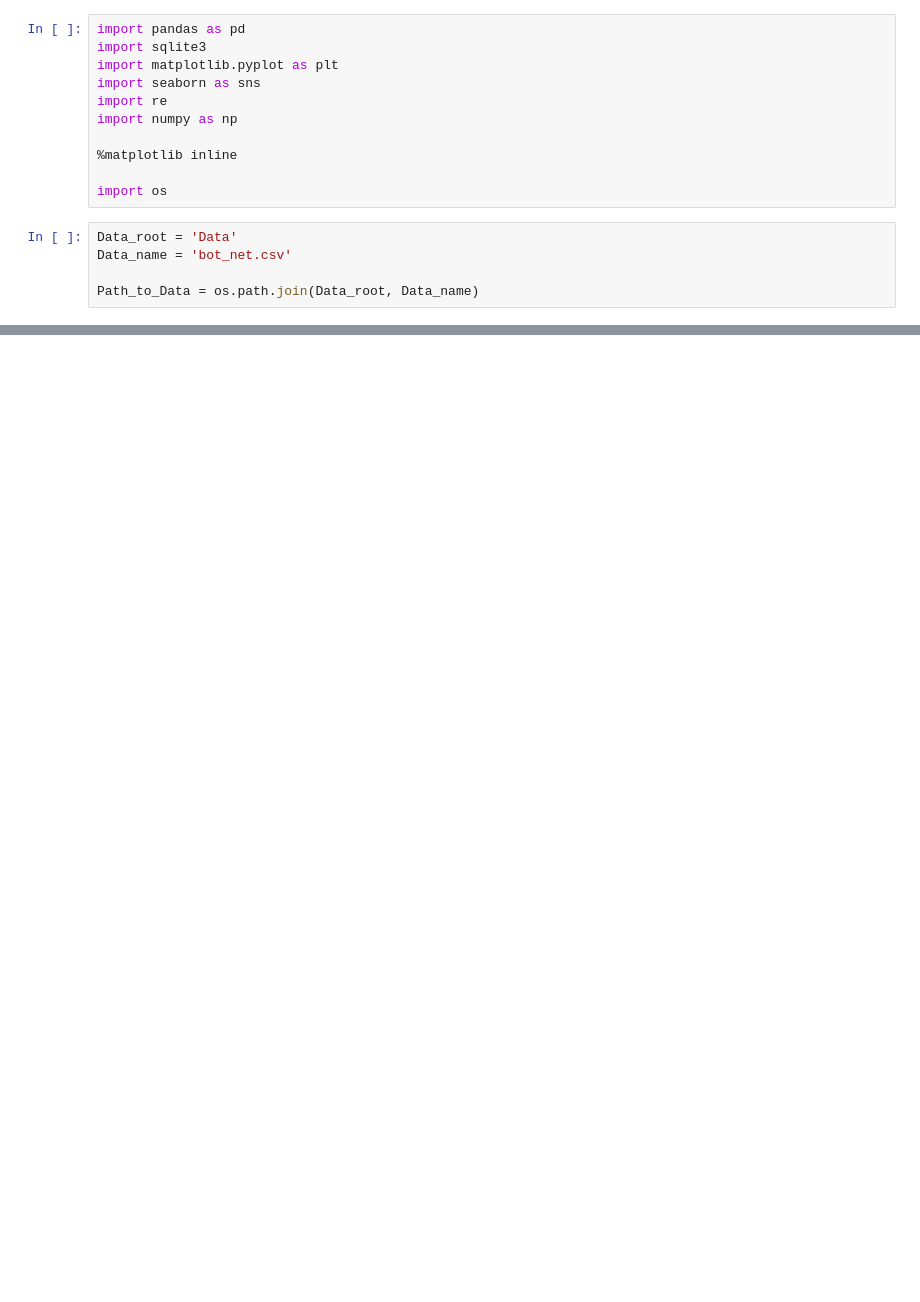
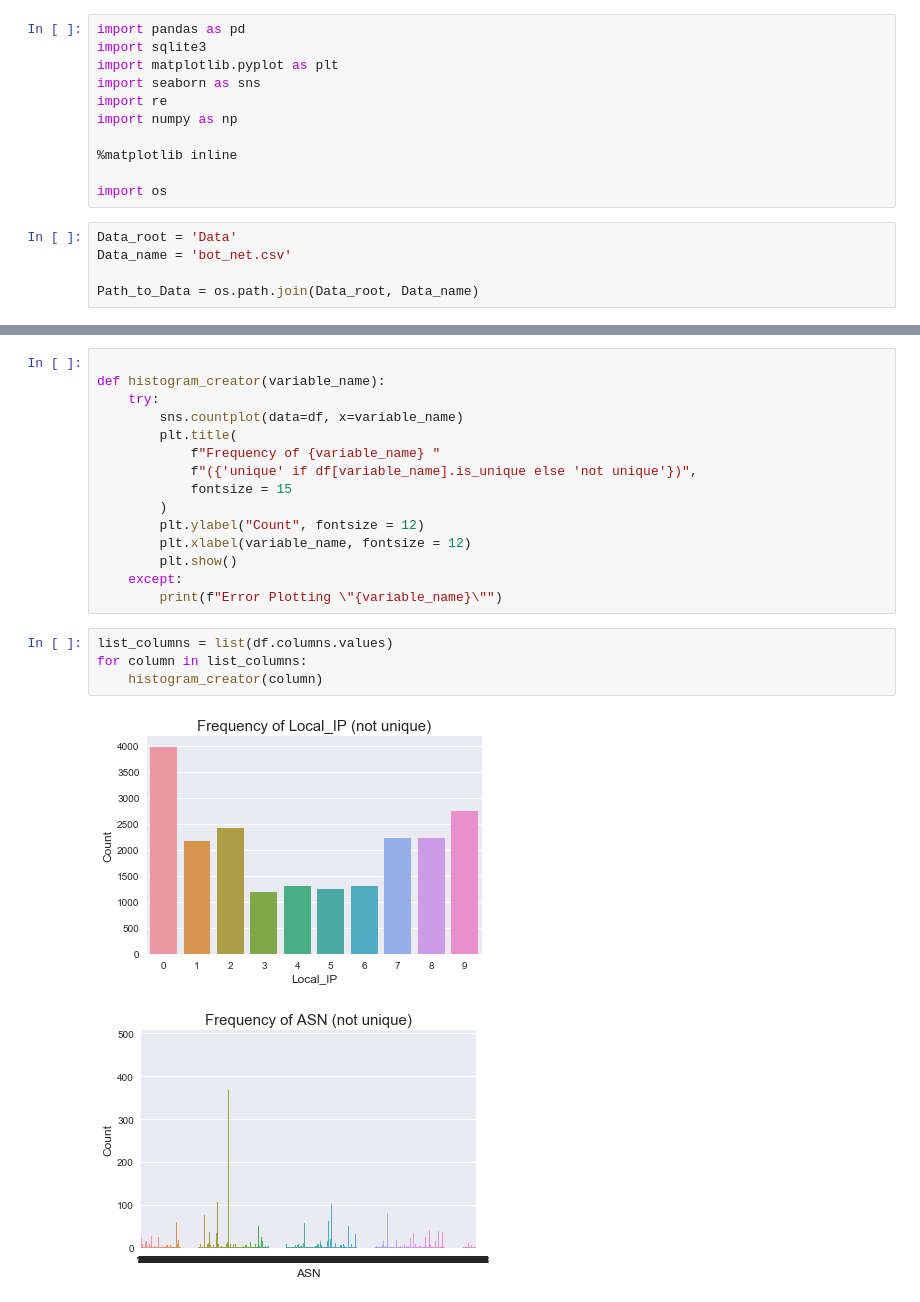
Before and after one commit to astarr8181/bot_net, a Jupyter notebook: bot_net_explore.ipynb, the cells around one changed output, grey strips where cells are left out. Saved outputs shown, nothing was run; the diff lists cells and outputs as text; blank space fills up the shorter version.

```diff
--- a/bot_net_explore.ipynb
+++ b/bot_net_explore.ipynb
@@ -56,0 +65,22 @@ dtype: bool
+# %%
+
+def histogram_creator(variable_name):
+    try:
+        sns.countplot(data=df, x=variable_name)
+        plt.title(
+            f"Frequency of {variable_name} "
+            f"({'unique' if df[variable_name].is_unique else 'not unique'})",
+            fontsize = 15
+        )
+        plt.ylabel("Count", fontsize = 12)
+        plt.xlabel(variable_name, fontsize = 12)
+        plt.show()
+    except:
+        print(f"Error Plotting \"{variable_name}\"")
+# %%
+list_columns = list(df.columns.values)
+for column in list_columns:
+    histogram_creator(column)
+# %% [output]
+[figure, added]
+[figure, added]
```
Also changed, not shown: parts of 6 cells of this notebook.
